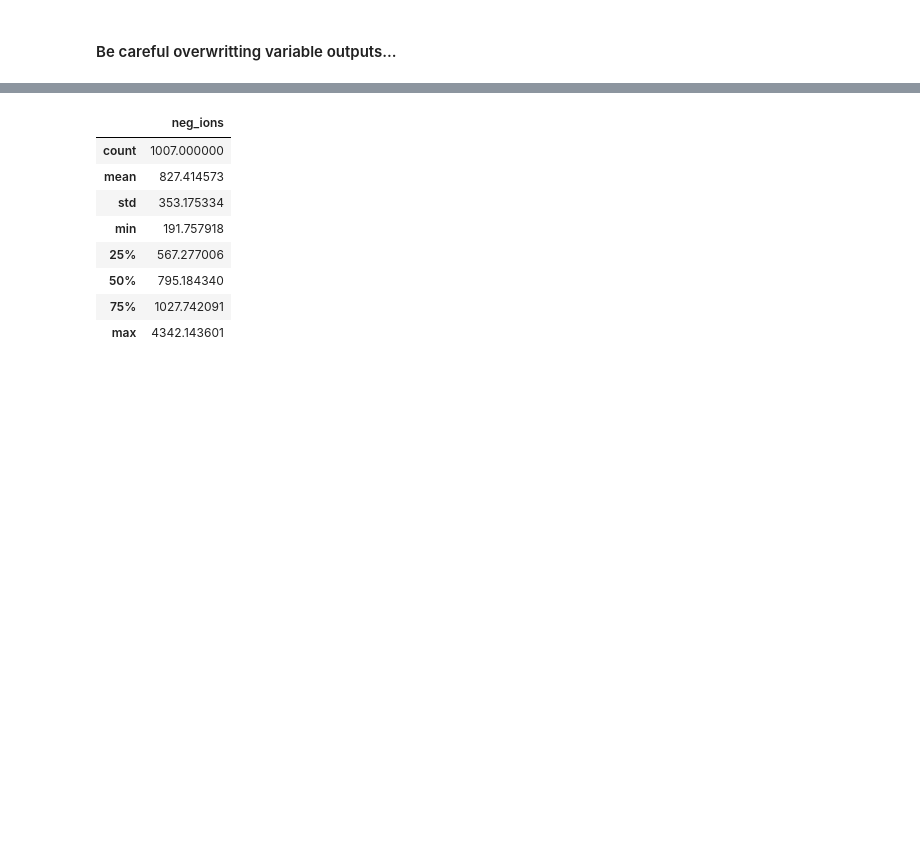
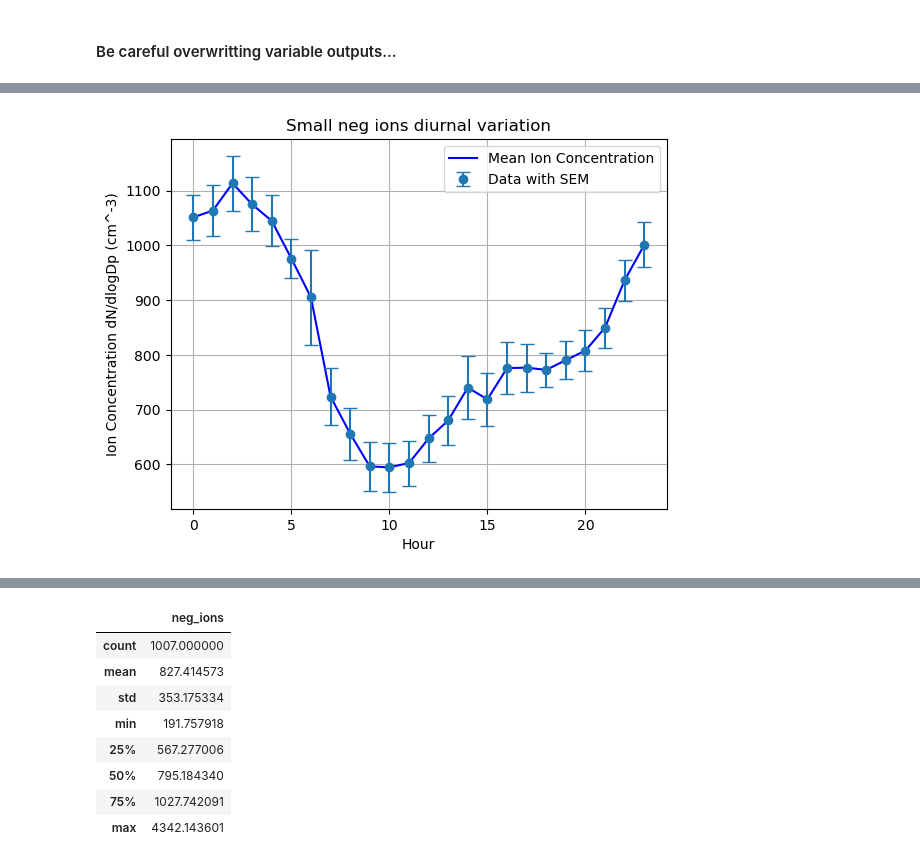
Before and after one commit to COLIEWO/NPF, a Jupyter notebook: ions.ipynb, the cells around one changed output, grey strips where cells are left out. Saved outputs shown, nothing was run; the diff lists cells and outputs as text; code cells hidden in the pictures; blank space fills up the shorter version.

```diff
--- a/ions.ipynb
+++ b/ions.ipynb
@@ -55,0 +80,22 @@ large_pos_ions = pos_ions.sel(diameter=slice(7.5,22.0))
+# %%
+#standard error of the mean (SEM)
+small_neg_ions_SEM = small_neg_i.groupby(small_neg_i.time.dt.hour).std(dim='time') / np.sqrt(45)
+small_pos_ions_SEM = small_pos_i.groupby(small_pos_i.time.dt.hour).std(dim='time') / np.sqrt(45)
+intermediate_neg_ions_SEM = intermediate_neg_i.groupby(intermediate_neg_i.time.dt.hour).std(dim='time') / np.sqrt(45)
+intermediate_pos_ions_SEM = intermediate_pos_i.groupby(intermediate_pos_i.time.dt.hour).std(dim='time') / np.sqrt(45)
+large_neg_ions_SEM = large_neg_i.groupby(large_neg_i.time.dt.hour).std(dim='time') / np.sqrt(45)
+large_pos_ions_SEM = large_pos_i.groupby(large_pos_i.time.dt.hour).std(dim='time') / np.sqrt(45)
+# %%
+# Plot data
+plt.plot(small_neg_ions_diurnal_variation['hour'], small_neg_ions_diurnal_variation.values, label='Mean Ion Concentration', color='blue')
+plt.errorbar(small_neg_ions_diurnal_variation['hour'], small_neg_ions_diurnal_variation.values, yerr=small_neg_ions_SEM.values, fmt='o', capsize=5, label='Data with SEM')
+
+plt.xlabel('Hour')
+plt.ylabel('Ion Concentration dN/dlogDp (cm^-3)')
+plt.title('Small neg ions diurnal variation')
+
+plt.legend()
+plt.grid(True)
+plt.show()
+# %% [output]
+[figure, added]
```
Also changed, not shown: parts of 84 cells of this notebook, 1 other file.
